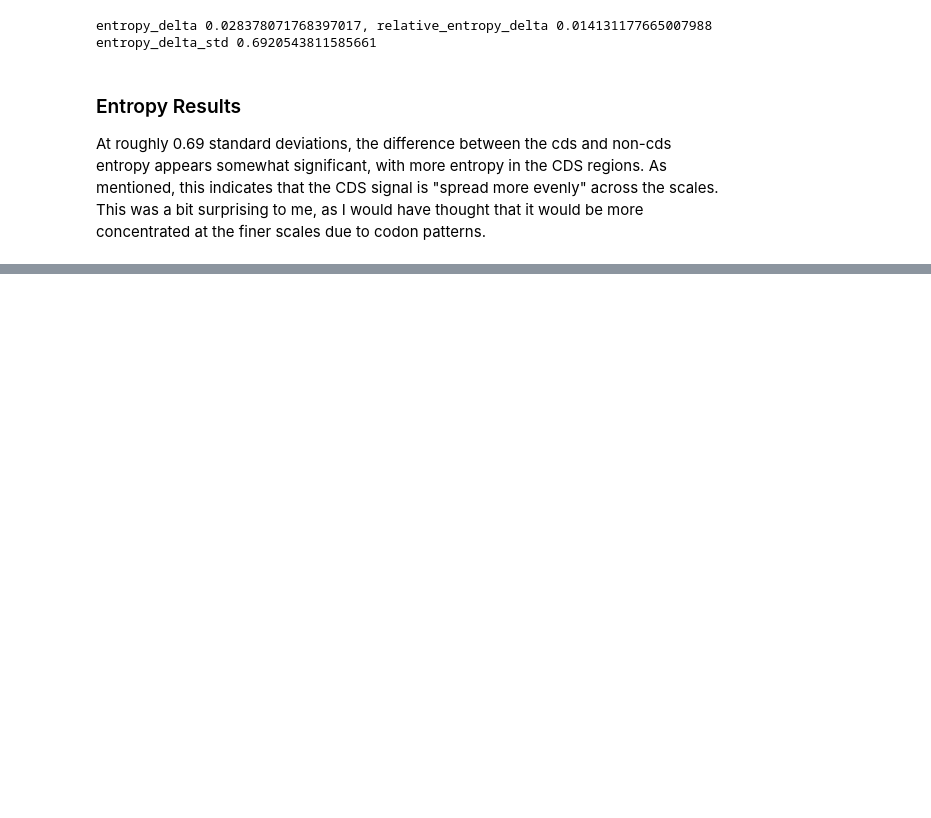
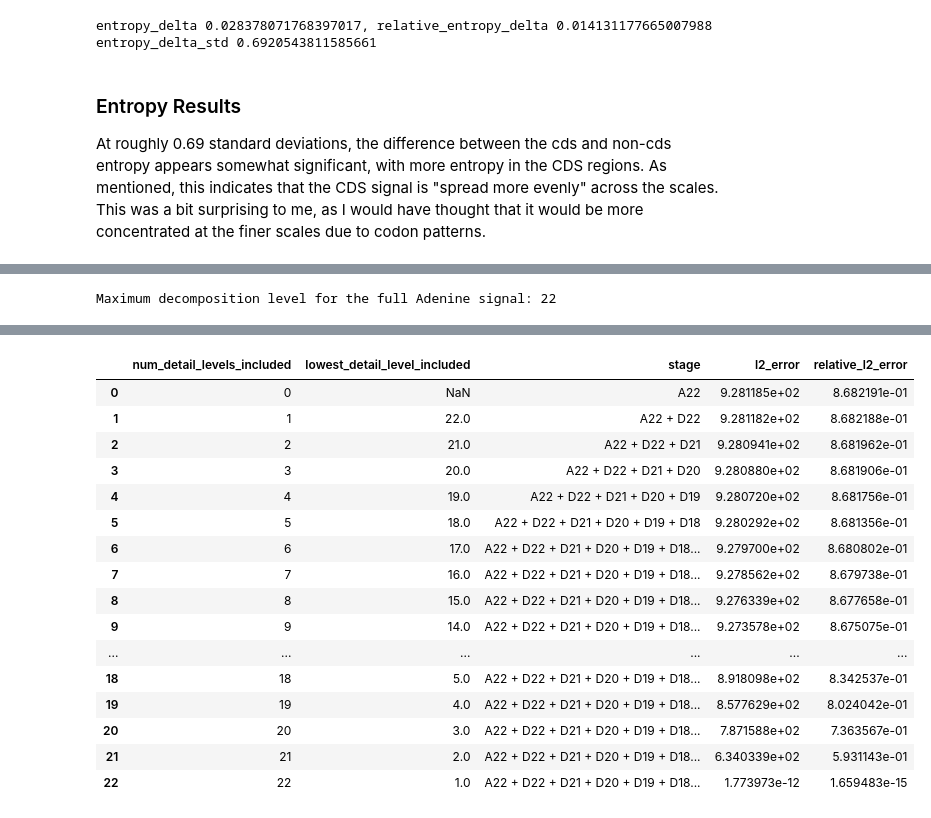
Before and after one commit to dpmcgonigle/applied-mathematics-5300-uml, a Jupyter notebook: wavelets_a_analysis.ipynb, the cells around one changed output, grey strips where cells are left out. Saved outputs shown, nothing was run; the diff lists cells and outputs as text; code cells hidden in the pictures; blank space fills up the shorter version.

```diff
--- a/wavelets_a_mcg.ipynb
+++ b/wavelets_a_analysis.ipynb
@@ -1276,0 +1283,58 @@ At roughly 0.69 standard deviations, the difference between the cds and non-cds
+# %%
+full_a_max_level = max_wavelet_level(len(a_signal), MOTHER_WAVELET)
+a_full_error_artifacts = prepare_wavelet_artifacts(
+    a_signal,
+    wavelet=MOTHER_WAVELET,
+    level=full_a_max_level,
+    reconstruct_components=True,
+)
+
+x_full = a_full_error_artifacts["decomposition"]["signal"]
+A_full = a_full_error_artifacts["reconstructions"]["approximations"]
+D_full = a_full_error_artifacts["reconstructions"]["details"]
+J_full = a_full_error_artifacts["decomposition"]["level"]
+x_full_norm = np.linalg.norm(x_full)
+
+approximation_error_rows = []
+for level in sorted(A_full.keys()):
+    approximation_reconstruction = A_full[level]
+    l2_error = np.linalg.norm(x_full - approximation_reconstruction)
+    approximation_error_rows.append({
+        "level": level,
+        "stage": f"A{level}",
+        "l2_error": l2_error,
+        "relative_l2_error": l2_error / x_full_norm,
+    })
+
+approximation_error_df = pd.DataFrame(approximation_error_rows).sort_values("level")
+
+cumulative_error_rows = []
+current_reconstruction = A_full[J_full].copy()
+l2_error = np.linalg.norm(x_full - current_reconstruction)
+cumulative_error_rows.append({
+    "num_detail_levels_included": 0,
+    "lowest_detail_level_included": None,
+    "stage": f"A{J_full}",
+    "l2_error": l2_error,
+    "relative_l2_error": l2_error / x_full_norm,
+})
+
+for count, level in enumerate(range(J_full, 0, -1), start=1):
+    current_reconstruction = current_reconstruction + D_full[level]
+    l2_error = np.linalg.norm(x_full - current_reconstruction)
+    included_details = [f"D{k}" for k in range(J_full, level - 1, -1)]
+    cumulative_error_rows.append({
+        "num_detail_levels_included": count,
+        "lowest_detail_level_included": level,
+        "stage": f"A{J_full} + " + " + ".join(included_details),
+        "l2_error": l2_error,
+        "relative_l2_error": l2_error / x_full_norm,
+    })
+
+cumulative_error_df = pd.DataFrame(cumulative_error_rows)
+
+print(f"Maximum decomposition level for the full Adenine signal: {J_full}")
+display(approximation_error_df)
+display(cumulative_error_df)
+# %% [output]
+Maximum decomposition level for the full Adenine signal: 22
@@ -1276,0 +1358,17 @@ At roughly 0.69 standard deviations, the difference between the cds and non-cds
+|  | num_detail_levels_included | lowest_detail_level_included | stage | l2_error | relative_l2_error |
+| 0 | 0 | NaN | A22 | 9.281185e+02 | 8.682191e-01 |
+| 1 | 1 | 22.0 | A22 + D22 | 9.281182e+02 | 8.682188e-01 |
+| 2 | 2 | 21.0 | A22 + D22 + D21 | 9.280941e+02 | 8.681962e-01 |
+| 3 | 3 | 20.0 | A22 + D22 + D21 + D20 | 9.280880e+02 | 8.681906e-01 |
+| 4 | 4 | 19.0 | A22 + D22 + D21 + D20 + D19 | 9.280720e+02 | 8.681756e-01 |
+| 5 | 5 | 18.0 | A22 + D22 + D21 + D20 + D19 + D18 | 9.280292e+02 | 8.681356e-01 |
+| 6 | 6 | 17.0 | A22 + D22 + D21 + D20 + D19 + D18... | 9.279700e+02 | 8.680802e-01 |
+| 7 | 7 | 16.0 | A22 + D22 + D21 + D20 + D19 + D18... | 9.278562e+02 | 8.679738e-01 |
+| 8 | 8 | 15.0 | A22 + D22 + D21 + D20 + D19 + D18... | 9.276339e+02 | 8.677658e-01 |
+| 9 | 9 | 14.0 | A22 + D22 + D21 + D20 + D19 + D18... | 9.273578e+02 | 8.675075e-01 |
+| ... | ... | ... | ... | ... | ... |
+| 18 | 18 | 5.0 | A22 + D22 + D21 + D20 + D19 + D18... | 8.918098e+02 | 8.342537e-01 |
+| 19 | 19 | 4.0 | A22 + D22 + D21 + D20 + D19 + D18... | 8.577629e+02 | 8.024042e-01 |
+| 20 | 20 | 3.0 | A22 + D22 + D21 + D20 + D19 + D18... | 7.871588e+02 | 7.363567e-01 |
+| 21 | 21 | 2.0 | A22 + D22 + D21 + D20 + D19 + D18... | 6.340339e+02 | 5.931143e-01 |
+| 22 | 22 | 1.0 | A22 + D22 + D21 + D20 + D19 + D18... | 1.773973e-12 | 1.659483e-15 |
```
Also changed, not shown: parts of 7 cells of this notebook, 1 other file.
